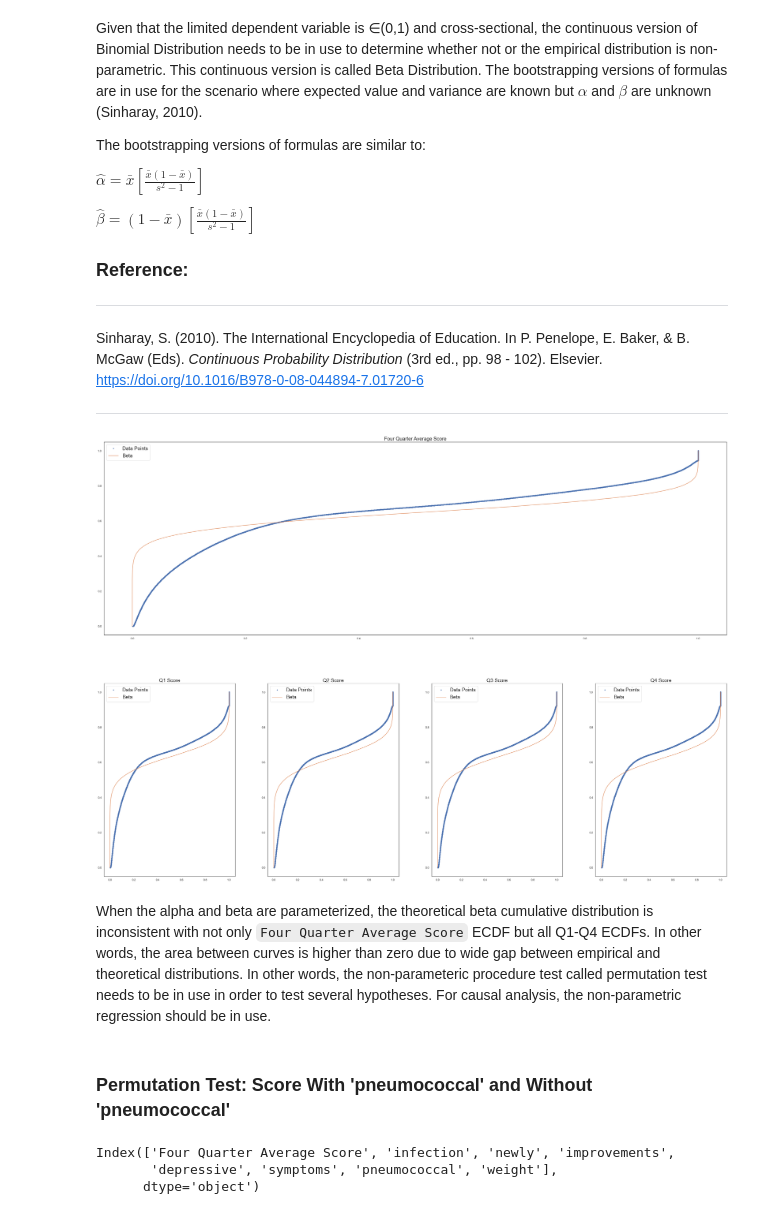
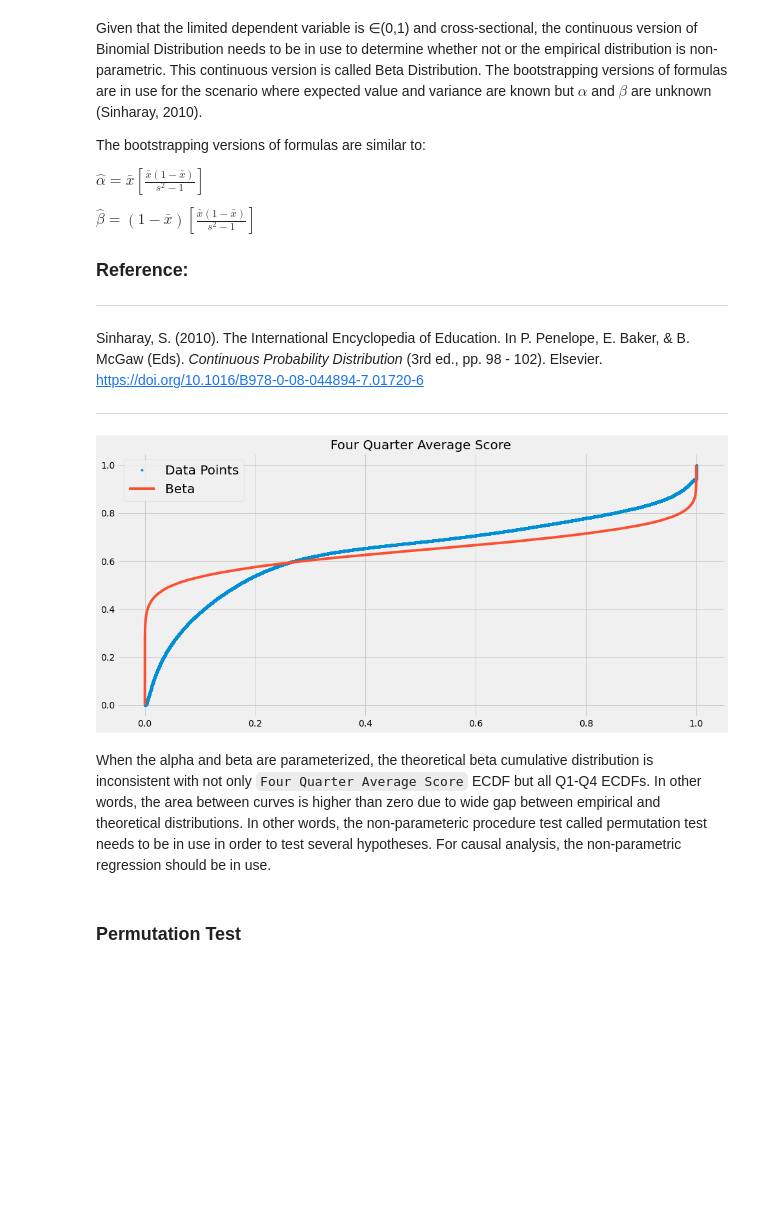
Before and after one commit to jonahwinninghoff/Causal-Analysis-Nursing-Home, a Jupyter notebook: Exploratory Data Analysis/Exploratory Data Analysis.ipynb, the cells around one changed output. Drawn from its saved outputs; the diff is of its cells as text; code cells hidden in the pictures; blank space fills up the shorter version.

```diff
--- a/Exploratory Data Analysis/Exploratory Data Analysis.ipynb
+++ b/Exploratory Data Analysis/Exploratory Data Analysis.ipynb
@@ -196,3 +123,6 @@ display(cleaned_q.head())
+# %%
+# Measure Description and Measure Code are not necessary
+clean_quality = clean_quality.drop('Measure Description',axis=1)
 # %% [markdown]
 ### Empirical Cumulative Distribution Function <a id='ecdf'></a>
 # %%
@@ -212,3 +135,6 @@ xq4, yq4 = ecdf(q1['Q1 Measure Score']/100)
+# %%
+# ECDF all Four Quarter Average Score and Q1-Q4 Score
+xq, yq = ecdf(clean_quality ['score']/100)
 # %% [markdown]
 Given that the limited dependent variable is ∈(0,1) and cross-sectional, the continuous version of Binomial Distribution needs to be in use to determine whether not or the empirical distribution is non-parametric. This continuous version is called Beta Distribution. The bootstrapping versions of formulas are in use for the scenario where expected value and variance are known but $\alpha$ and $\beta$ are unknown (Sinharay, 2010).
 
@@ -260,48 +171,26 @@ xq4_theo, yq4_theo = ecdf(np.random.beta(alpha(q4['Q4 Measure Score']/100),
-# %%
-fig = plt.figure(figsize=(40, 30))
-
-rows = 2
-columns = 4
-
-grid = plt.GridSpec(rows, columns, wspace = .25, hspace = .25)
-
-plt.subplot(grid[0, :])
-plt.plot(xq,yq,marker = '.',linestyle = 'none')
-plt.plot(xq_theo,yq_theo)
-plt.title('Four Quarter Average Score',fontsize=20)
-plt.legend(('Data Points','Beta'),fontsize=20)
-
-plt.subplot(grid[1, 0])
-plt.plot(xq1,yq1,marker = '.',linestyle = 'none')
-plt.plot(xq1_theo,yq1_theo)
-plt.title('Q1 Score',fontsize = 20)
-plt.legend(('Data Points','Beta'),fontsize = 20)
-
-plt.subplot(grid[1, 1])
-plt.plot(xq2,yq2,marker = '.',linestyle = 'none')
-plt.plot(xq2_theo,yq2_theo)
-plt.title('Q2 Score',fontsize = 20)
-plt.legend(('Data Points','Beta'),fontsize = 20)
-
-plt.subplot(grid[1, 2])
-plt.plot(xq3,yq3,marker = '.',linestyle = 'none')
-plt.plot(xq3_theo,yq3_theo)
-plt.title('Q3 Score',fontsize = 20)
-plt.legend(('Data Points','Beta'),fontsize = 20)
-
-plt.subplot(grid[1, 3])
-plt.plot(xq4,yq4,marker = '.',linestyle = 'none')
-plt.plot(xq4_theo,yq4_theo)
-plt.title('Q4 Score',fontsize = 20)
-plt.legend(('Data Points','Beta'),fontsize = 20)
-
-plt.show()
-# %% [output]
-[figure, removed]
+# %%
+# Set random seed
+np.random.seed(56)
+
+# Create Beta Distributions for one-rounded year score and Q1-Q4 scores
+xq_theo, yq_theo = ecdf(np.random.beta(alpha(clean_quality['score']/100),
+               beta(clean_quality['score']/100),size=100000))
+# %%
+plt.style.use('fivethirtyeight')
+plt.figure(figsize=(15, 7))
+
+plt.plot(xq,yq,marker = '.',linestyle = 'none')
+plt.plot(xq_theo,yq_theo)
+plt.title('Four Quarter Average Score',fontsize=20)
+plt.legend(('Data Points','Beta'),fontsize=20)
+
+plt.show()
+# %% [output]
+[figure, added]
 # %% [markdown]
 When the alpha and beta are parameterized, the theoretical beta cumulative distribution is inconsistent with not only `Four Quarter Average Score` ECDF but all Q1-Q4 ECDFs. In other words, the area between curves is higher than zero due to wide gap between empirical and theoretical distributions. In other words, the non-parameteric procedure test called permutation test needs to be in use in order to test several hypotheses. For causal analysis, the non-parametric regression should be in use.
 # %% [markdown]
-### Permutation Test: Score With 'pneumococcal' and Without 'pneumococcal' <a id='hypothesis'></a>
+### Permutation Test <a id='hypothesis'></a>
 # %%
 def permutation_test(data, target_column = 'score', separate_by = 'column', separate_value = 0, size = 10000):
     # Observed difference
@@ -318,9 +207,3 @@ def permutation_test(data, target_column = 'score', separate_by = 'column', sepa
     pvalue = np.sum(np.abs(diff) >= np.abs(observed_diff))/len(data)
 
     return pvalue
-# %%
-cleaned_q.columns
-# %% [output]
-Index(['Four Quarter Average Score', 'infection', 'newly', 'improvements',
-       'depressive', 'symptoms', 'pneumococcal', 'weight'],
-      dtype='object')
```
Also changed, not shown: parts of 89 cells of this notebook.
